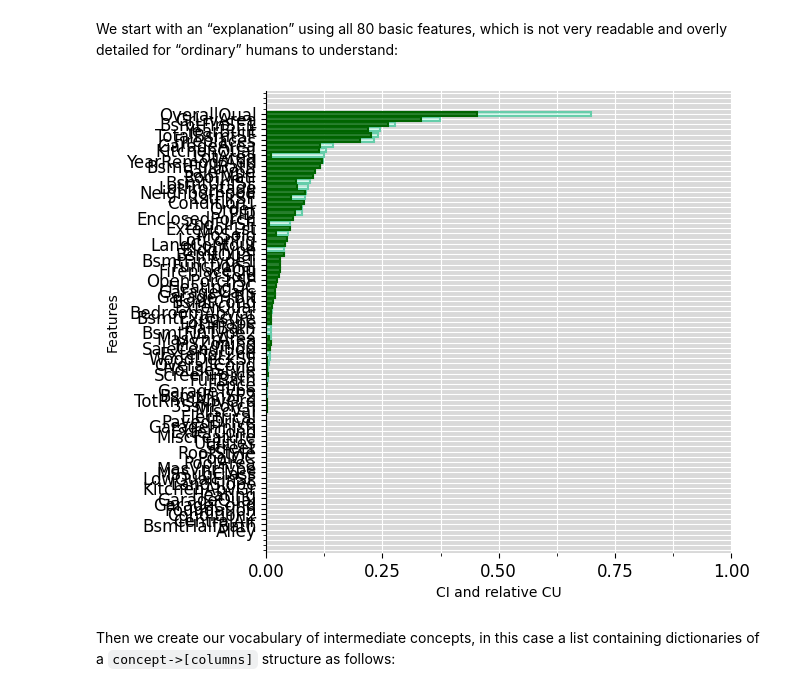
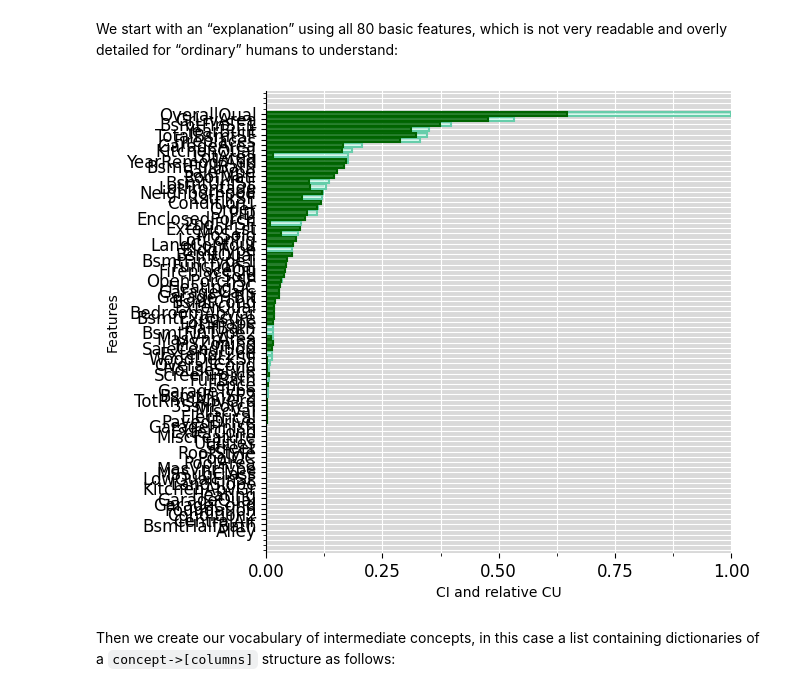
Before and after one commit to KaryFramling/py-ciu, a Jupyter notebook: py-ciu_README_notebook.ipynb, the cells around one changed output. Saved outputs shown, nothing was run; the diff lists cells and outputs as text; code cells hidden in the pictures.

```diff
--- a/py-ciu_README_notebook.ipynb
+++ b/py-ciu_README_notebook.ipynb
@@ -375,10 +388,19 @@ XGBRegressor(alpha=10, base_score=None, booster=None, callbacks=None,
              num_parallel_tree=None, ...)
 # %% [markdown]
 We start with an “explanation” using all 80 basic features, which is not very readable and overly detailed for “ordinary” humans to understand:
-# %%
-ciu_ames.plot_ciu(include_intermediate_concepts='no', plot_mode='overlap')
-# %% [output]
-[figure, removed]
+# %%
+test_data_ames = X_test.iloc[[345]]
+
+ciu_ames = determine_ciu(
+    test_data_ames,
+    xg_reg.predict,
+    df.to_dict('list'),
+    samples = 1000,
+    prediction_index = None
+)
+ciu_ames.plot_ciu(plot_mode='overlap')
+# %% [output]
+[figure, added]
 # %% [markdown]
 Then we create our vocabulary of intermediate concepts, in this case a list containing dictionaries of a `concept->[columns]` structure as follows:
 # %%
```
Also changed, not shown: parts of 19 cells of this notebook, 2 other files.
